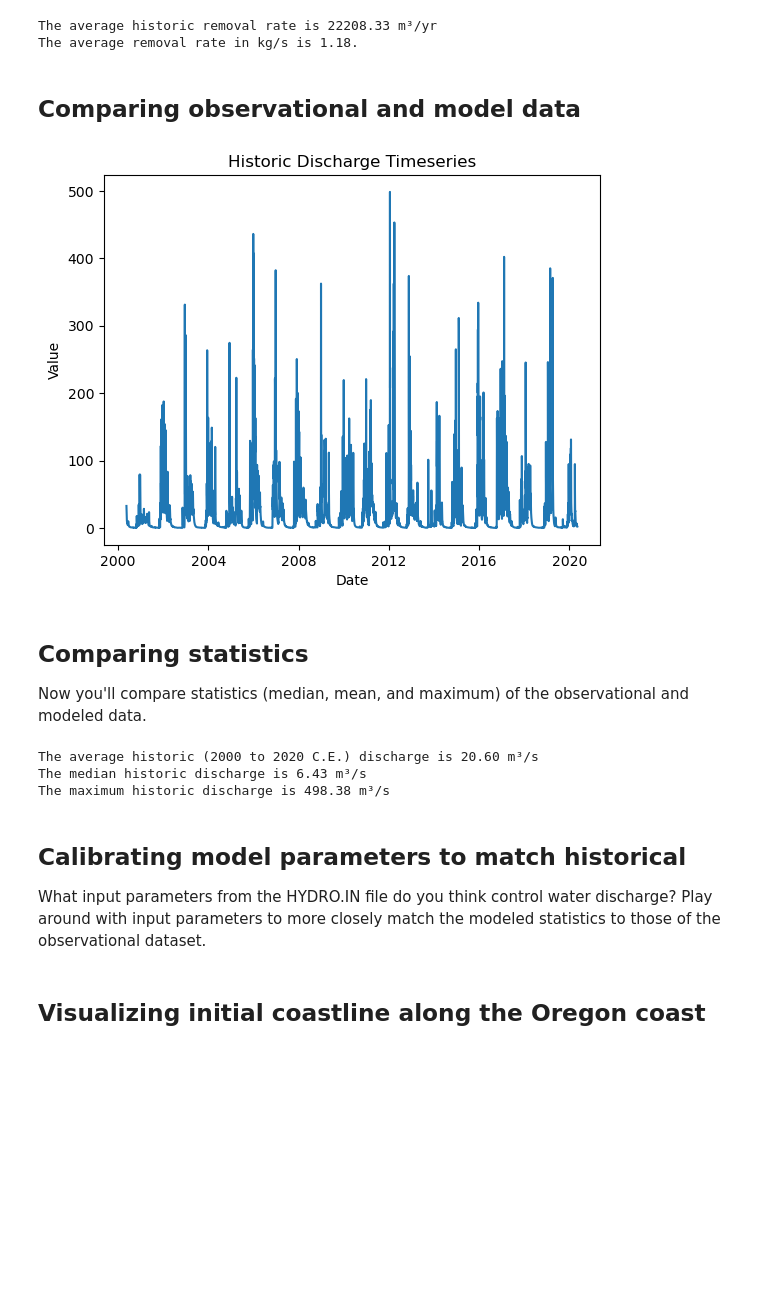
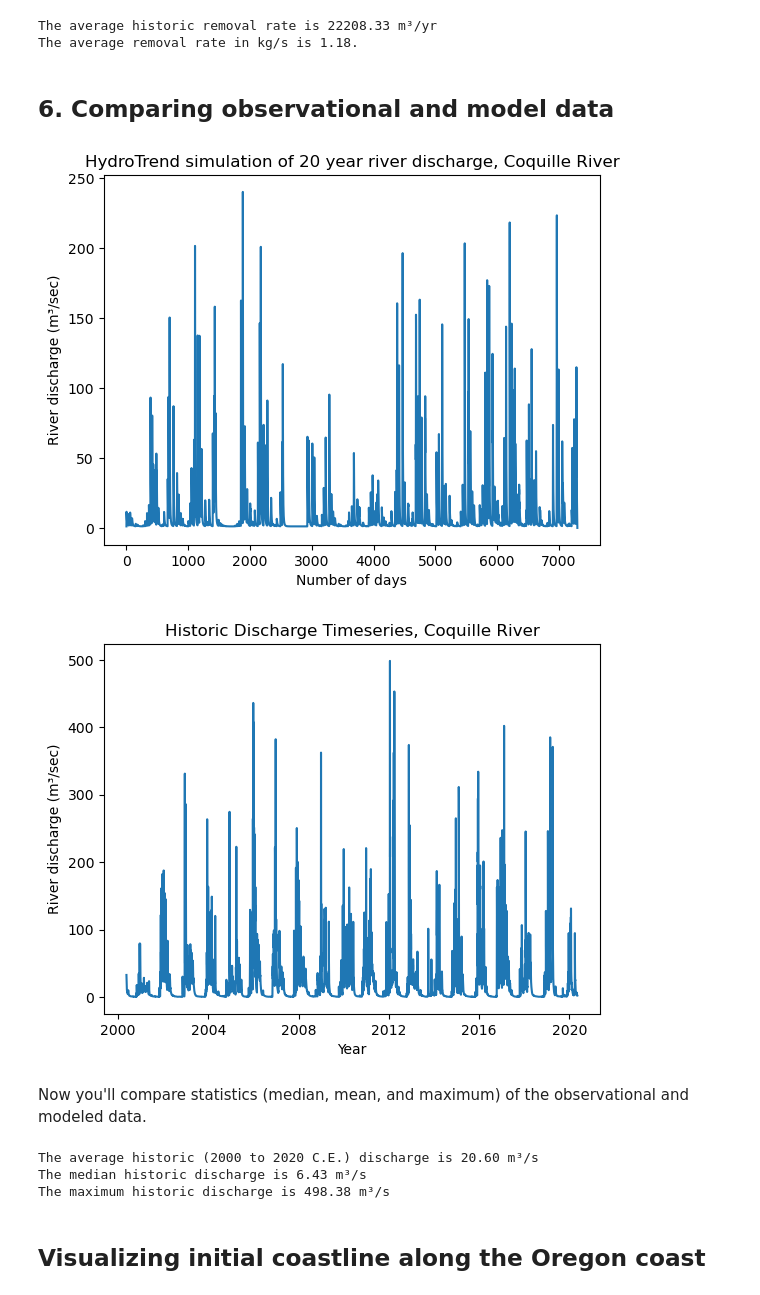
Before and after one commit to csdms-espin/coastal2025, a Jupyter notebook: CEM-HydroTrend.ipynb, the cells around one changed output. Saved outputs shown, nothing was run; the diff lists cells and outputs as text; code cells hidden in the pictures; blank space fills up the shorter version.

```diff
--- a/CEM-HydroTrend.ipynb
+++ b/CEM-HydroTrend.ipynb
@@ -213,27 +214,32 @@ print(f"The average removal rate in kg/s is {removalflux_ms:.2f}.")
 The average historic removal rate is 22208.33 m³/yr
 The average removal rate in kg/s is 1.18.
 # %% [markdown]
-## Comparing observational and model data
+## 6. Comparing observational and model data
 # %%
 import numpy as np
 import pandas as pd
 import matplotlib.pyplot as plt
 
 # Load data from .csv file
 df = pd.read_csv('data/hydrotrend/CoquilleHistoric.csv')
 
 # Convert 'Date' column to datetime format
 df['Date'] = pd.to_datetime(df['Date'], errors='coerce')
 
+plt.plot(q)
+plt.title("HydroTrend simulation of 20 year river discharge, Coquille River")
+plt.ylabel("River discharge (m³/sec)")
+plt.xlabel("Number of days")
+plt.show()
 plt.plot(df['Date'], df['cms'])
-plt.xlabel('Date')
-plt.ylabel('Value')
-plt.title('Historic Discharge Timeseries')
+plt.xlabel('Year')
+plt.ylabel('River discharge (m³/sec)')
+plt.title('Historic Discharge Timeseries, Coquille River')
 plt.show()
 # %% [output]
-[figure, old version]
+[figure, new version]
+[figure, added]
 # %% [markdown]
-## Comparing statistics
 Now you'll compare statistics (median, mean, and maximum) of the observational and modeled data.
 # %%
 mean=np.mean(df['cms'])
@@ -246,9 +252,6 @@ print(f"The maximum historic discharge is {max:.2f} m³/s")
 The average historic (2000 to 2020 C.E.) discharge is 20.60 m³/s
 The median historic discharge is 6.43 m³/s
 The maximum historic discharge is 498.38 m³/s
-# %% [markdown]
-## Calibrating model parameters to match historical
-What input parameters from the HYDRO.IN file do you think control water discharge? Play around with input parameters to more closely match the modeled statistics to those of the observational dataset.
 # %% [markdown]
 ## Visualizing initial coastline along the Oregon coast
 # %% [markdown]
```
Also changed, not shown: parts of 13 cells of this notebook.
